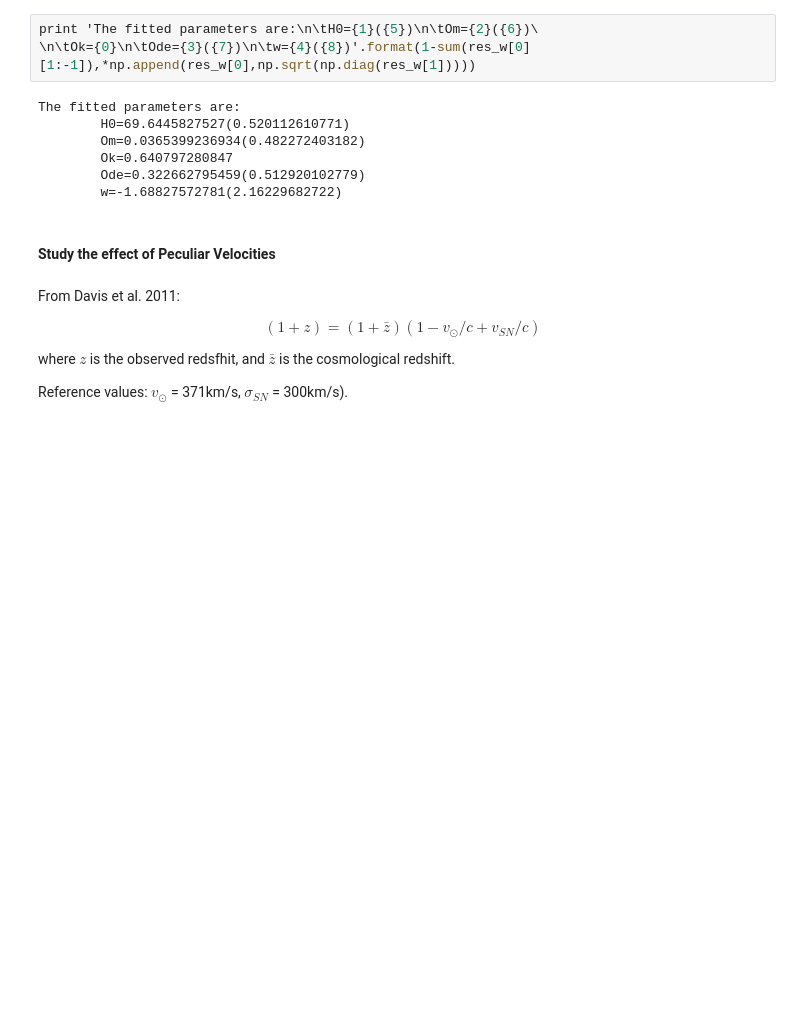
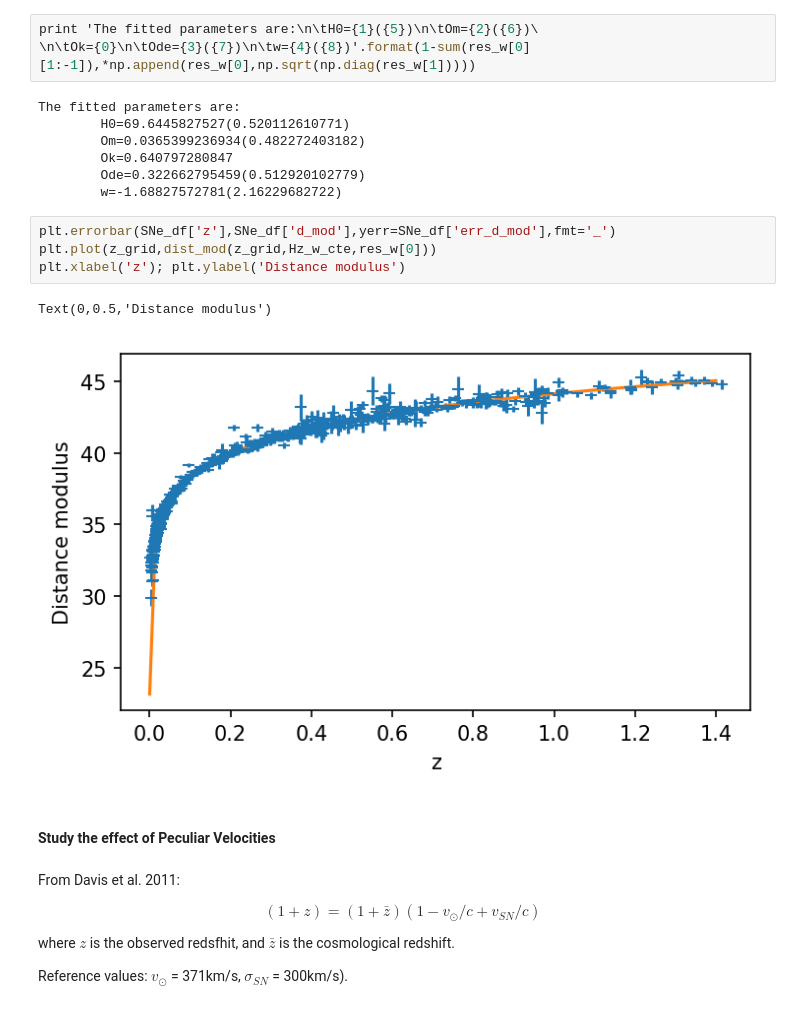
Before and after one commit to OriolAbril/cosmology, a Jupyter notebook: project.ipynb, the cells around one changed output. Saved outputs shown, nothing was run; the diff lists cells and outputs as text; blank space fills up the shorter version.

```diff
--- a/project.ipynb
+++ b/project.ipynb
@@ -189,6 +192,13 @@ The fitted parameters are:
         Ok=0.640797280847
         Ode=0.322662795459(0.512920102779)
         w=-1.68827572781(2.16229682722)
+# %%
+plt.errorbar(SNe_df['z'],SNe_df['d_mod'],yerr=SNe_df['err_d_mod'],fmt='_')
+plt.plot(z_grid,dist_mod(z_grid,Hz_w_cte,res_w[0]))
+plt.xlabel('z'); plt.ylabel('Distance modulus')
+# %% [output]
+Text(0,0.5,'Distance modulus')
+[figure, added]
 # %% [markdown]
 #### Study the effect of Peculiar Velocities
 # %% [markdown]
```
Also changed, not shown: parts of 16 cells of this notebook.
